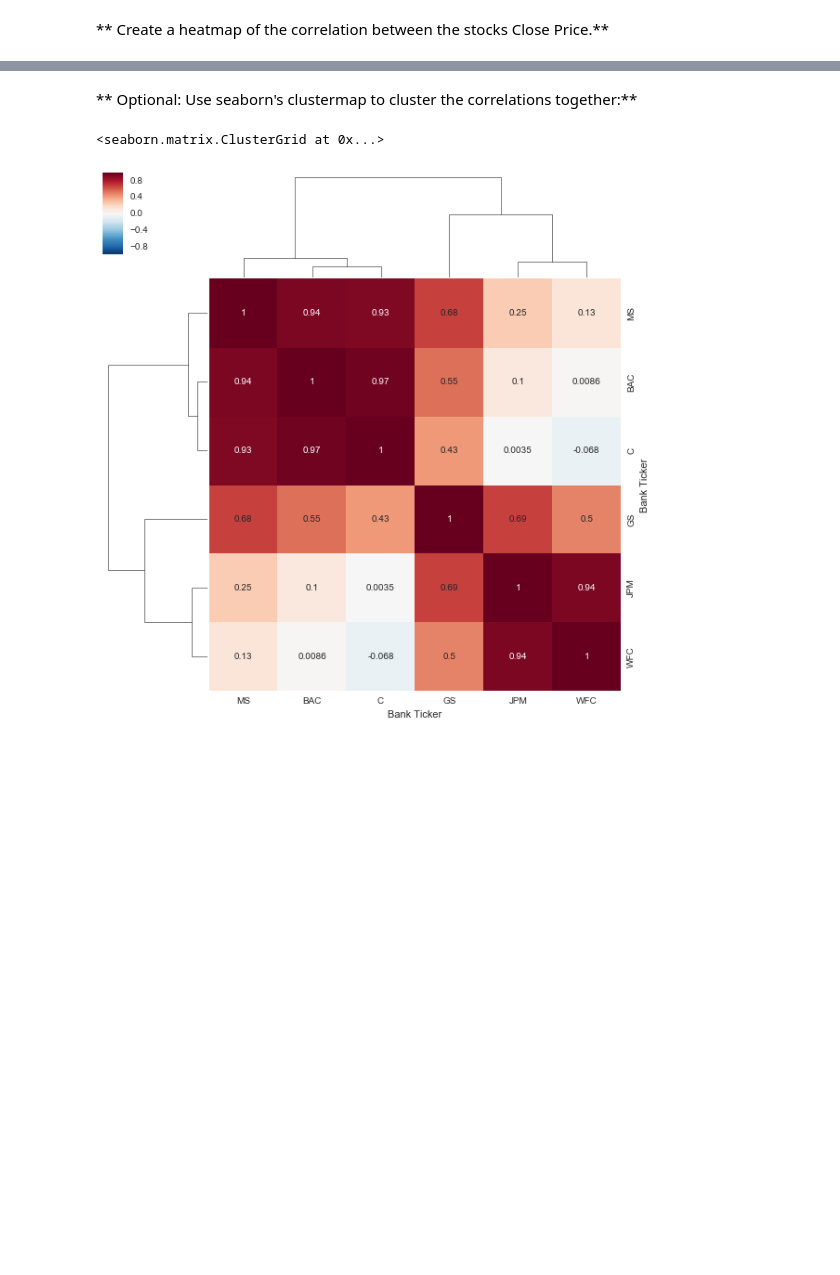
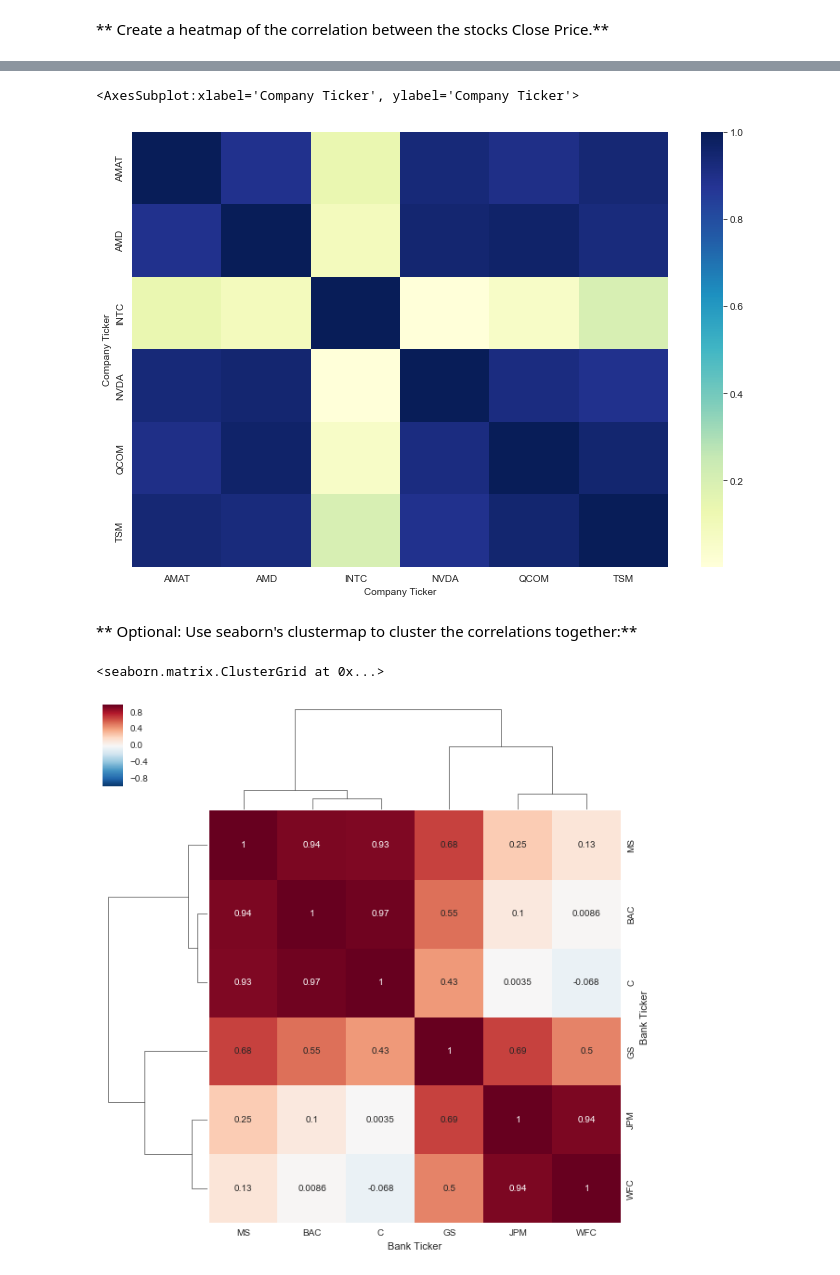
Before and after one commit to LukaszBijak/Python, a Jupyter notebook: Python for Data Science and Machine Learning/03-Finance Project.ipynb, the cells around one changed output, grey strips where cells are left out. Cells and saved outputs as stored; diff of their text form; code cells hidden in the pictures; blank space fills up the shorter version.

```diff
--- a/Python for Data Science and Machine Learning/03-Finance Project.ipynb
+++ b/Python for Data Science and Machine Learning/03-Finance Project.ipynb
@@ -329,3 +329,9 @@ Let's analyze the moving averages for these stocks in the year 2008.
+# %%
+plt.figure(figsize=(12,8))
+sns.heatmap(chip_stocks.xs(key='Close', axis=1, level='Stock Info').corr(), cmap="YlGnBu")
+# %% [output]
+<AxesSubplot:xlabel='Company Ticker', ylabel='Company Ticker'>
+[figure, added]
 # %% [markdown]
 ** Optional: Use seaborn's clustermap to cluster the correlations together:**
 # %%
```
Also changed, not shown: parts of 5 cells of this notebook.
